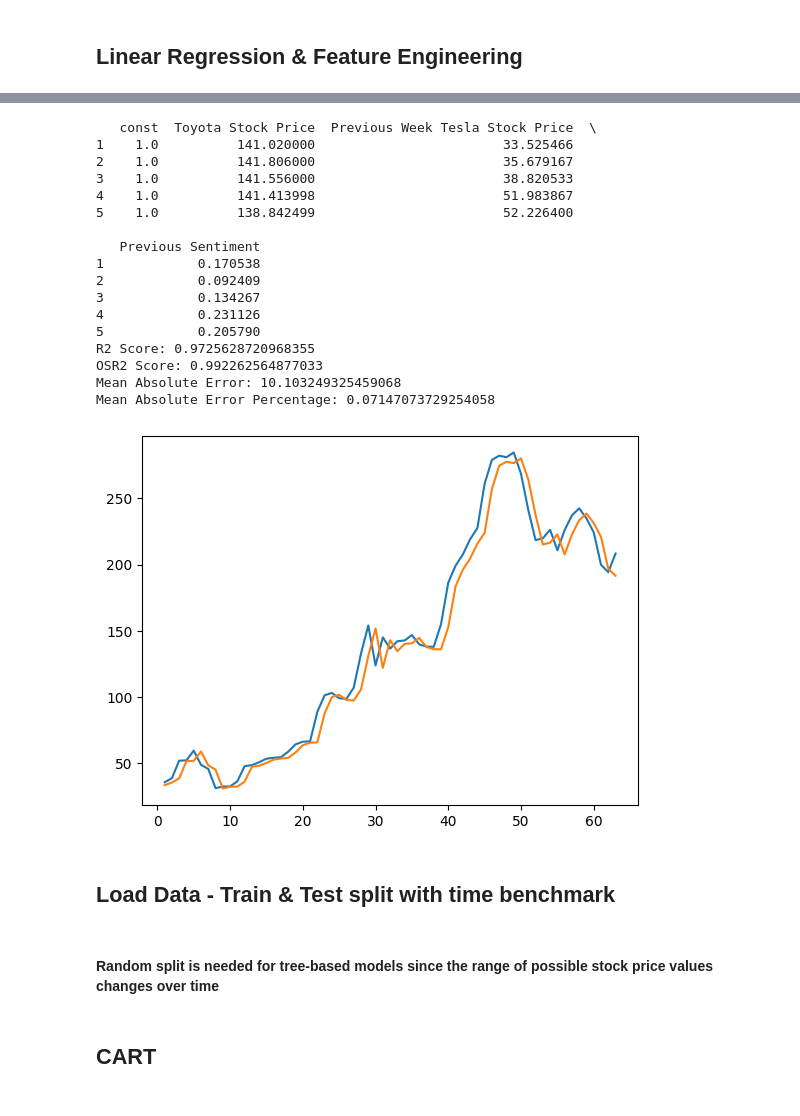
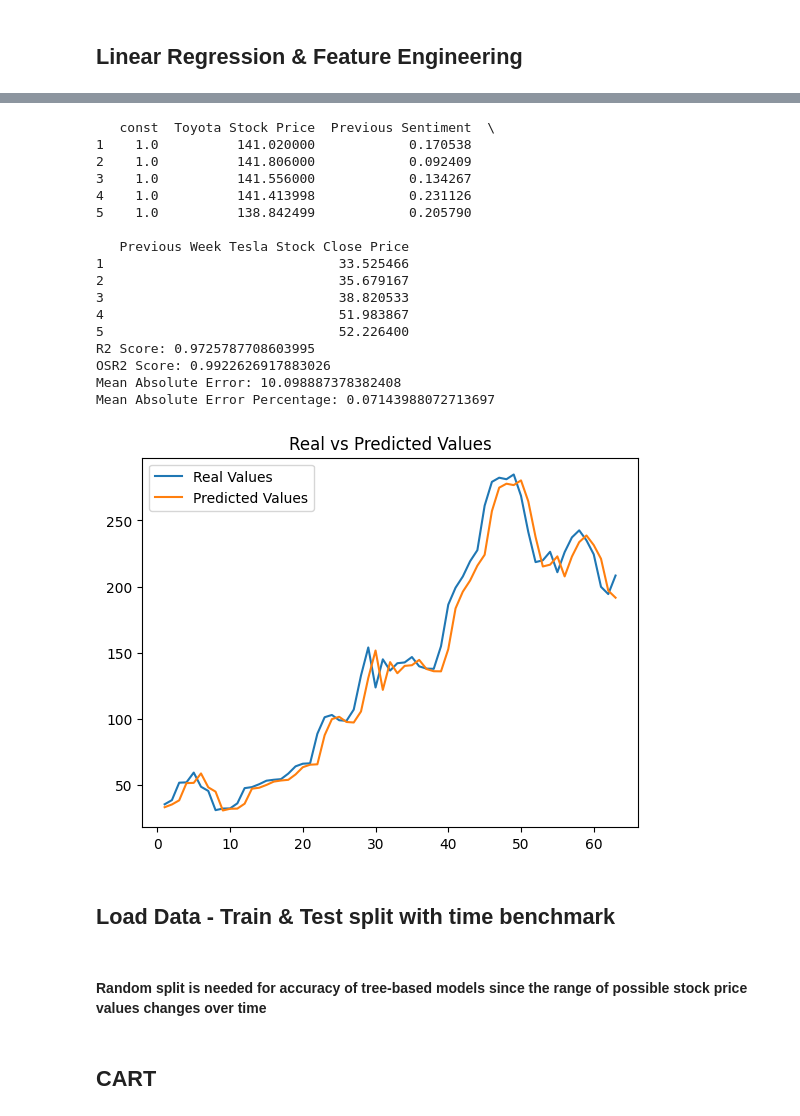
Before and after one commit to majda-br/Stock-trend-prediction, a Jupyter notebook: models/models.ipynb, the cells around one changed output, grey strips where cells are left out. Cells and saved outputs as stored; diff of their text form; code cells hidden in the pictures.

```diff
--- a/models/models.ipynb
+++ b/models/models.ipynb
@@ -48,11 +65,2 @@ testing_data = testing_data[1:]
 # %% [markdown]
 ## Linear Regression & Feature Engineering
-# %%
-X_train = training_data.drop(columns=['Tesla Stock Price'])
-y_train = training_data['Tesla Stock Price']
-X_test = testing_data.drop(columns=['Tesla Stock Price'])
-y_test = testing_data['Tesla Stock Price']
-
-#use only the important features
-features = X_train.columns
-X_test.head()
@@ -94,8 +95,8 @@ Previous Sentiment                 1.432011
 dtype: float64
 # %%
 #We see that the p-values are very high for some features, we should eliminate them.
-#We eliminate Tesla Wikipedia, since it has a very high p-value as well as a high VIF value.
-X_train = X_train.drop(columns=['Tesla Wikipedia Page Views'])
+#We eliminate Tesla's Financial Features which are very correlated with the Close Price we are trying to predict, since it has a very high p-value as well as a high VIF value.
+X_train = X_train.drop(columns=['Tesla Stock Open Price','Tesla Stock Adj Close Price','Tesla Stock High', 'Tesla Stock Low'])
 X=X_train
 X2=sm.add_constant(X)
 lrm=sm.OLS(Y, X2).fit()
@@ -173 +174,9 @@ Previous Sentiment                 1.378095
 dtype: float64
+# %%
+#Now we eliminate Tesla Wikipedia Page Views, since it has a very high p-value
+X_train = X_train.drop(columns=['Tesla Wikipedia Page Views'])
+X=X_train
+X2=sm.add_constant(X)
+lrm=sm.OLS(Y, X2).fit()
+print(lrm.summary())
+print(VIF(training_data, X_train.columns))
@@ -173,0 +201,8 @@ dtype: float64
+# %%
+#Now we eliminate Volume, since it has a very high p-value
+X_train = X_train.drop(columns=['Tesla Stock Volume'])
+X=X_train
+X2=sm.add_constant(X)
+lrm=sm.OLS(Y, X2).fit()
+print(lrm.summary())
+print(VIF(training_data, X_train.columns))
@@ -252,47 +305,50 @@ dtype: float64
 # %%
 from sklearn.metrics import r2_score
 
-X_test = testing_data.drop(columns=['Tesla Stock Price','S&P 500 Variance', 'Tesla Wikipedia Page Views','Nissan Stock Price','Sentiment','Ford Stock Price','GM Stock Price'])
+X_test = X_test.drop(columns=['Tesla Stock Open Price','Tesla Stock Volume','Tesla Stock Adj Close Price','Tesla Stock High','Tesla Stock Low','S&P 500 Variance', 'Tesla Wikipedia Page Views','Nissan Stock Price','Sentiment','Ford Stock Price','GM Stock Price'])
 X_test=sm.add_constant(X_test)
 print(X_test.head())
 y_pred = lrm.predict(X_test)
 
 # Assuming y_test and y_pred are the actual and predicted values, respectively
 r2 = r2_score(y_test, y_pred)
 print("R2 Score:", r2)
 
 osr2=OSR2(lrm, y_train, X_test, y_test)
 print("OSR2 Score:", osr2)
 
 mean_absolute_error = np.mean(np.abs(y_test - y_pred))
 mean_absolute_error_percentage = mean_absolute_error / np.mean(y_test)
 print("Mean Absolute Error:", mean_absolute_error)
 print("Mean Absolute Error Percentage:", mean_absolute_error_percentage)
 
-plt.plot(y_test)
-plt.plot(y_pred)
+plt.title('Real vs Predicted Values')
+
+plt.plot(y_test,  label= 'Real Values')
+plt.plot(y_pred, label = 'Predicted Values')
+plt.legend()
 plt.show()
 # %% [output]
-   const  Toyota Stock Price  Previous Week Tesla Stock Price  \
-1    1.0          141.020000                        33.525466
-2    1.0          141.806000                        35.679167
-3    1.0          141.556000                        38.820533
-4    1.0          141.413998                        51.983867
-5    1.0          138.842499                        52.226400
+   const  Toyota Stock Price  Previous Sentiment  \
+1    1.0          141.020000            0.170538
+2    1.0          141.806000            0.092409
+3    1.0          141.556000            0.134267
+4    1.0          141.413998            0.231126
+5    1.0          138.842499            0.205790
 
-   Previous Sentiment
-1            0.170538
-2            0.092409
-3            0.134267
-4            0.231126
-5            0.205790
-R2 Score: 0.9725628720968355
-OSR2 Score: 0.992262564877033
-Mean Absolute Error: 10.103249325459068
-Mean Absolute Error Percentage: 0.07147073729254058
+   Previous Week Tesla Stock Close Price
+1                              33.525466
+2                              35.679167
+3                              38.820533
+4                              51.983867
+5                              52.226400
+R2 Score: 0.9725787708603995
+OSR2 Score: 0.9922626917883026
+Mean Absolute Error: 10.098887378382408
+Mean Absolute Error Percentage: 0.07143988072713697
-[figure, old version]
+[figure, new version]
 # %% [markdown]
 ## Load Data - Train & Test split with time benchmark
 # %% [markdown]
-#### Random split is needed for tree-based models since the range of possible stock price values changes over time
+#### Random split is needed for accuracy of tree-based models since the range of possible stock price values changes over time
 # %%
```
Also changed, not shown: parts of 13 cells of this notebook.
